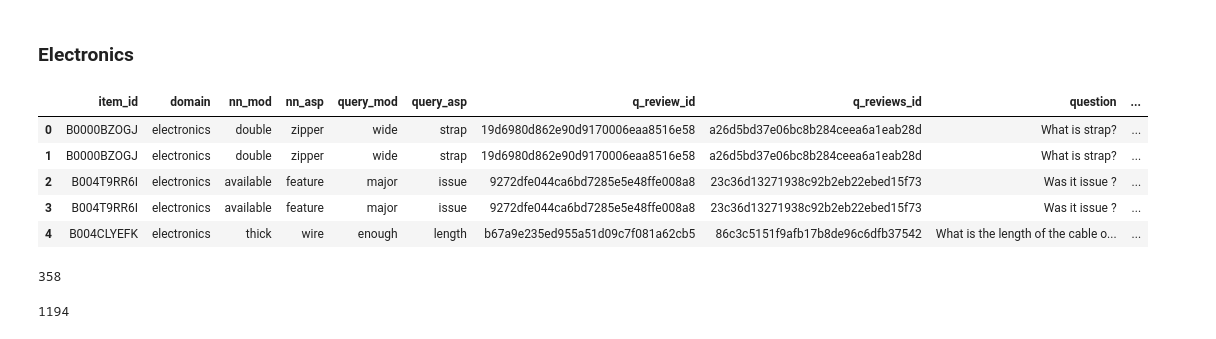
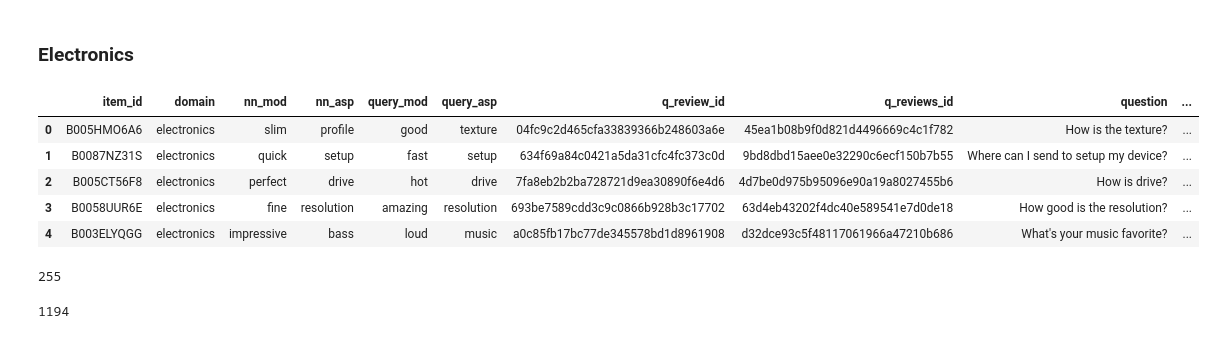
Before and after one commit to lewtun/transformerlab, a Jupyter notebook: experiments.haystack-subjqa.ipynb, the cells around one changed output. Cells and saved outputs as stored; diff of their text form; code cells hidden in the pictures.

```diff
--- a/experiments.haystack-subjqa.ipynb
+++ b/experiments.haystack-subjqa.ipynb
@@ -33,19 +33,19 @@ books  electronics  grocery  movies  restaurants  tripadvisor
 # %% [markdown]
 ### Electronics
 # %%
-electronics_df = pd.read_csv(data/'electronics/splits/test.csv')
+electronics_df = pd.read_csv(data/'electronics/splits/dev.csv')
 electronics_df.head()
 # %% [output]
 |  | item_id | domain | nn_mod | nn_asp | query_mod | query_asp | q_review_id | q_reviews_id | question | ... |
-| 0 | B0000BZOGJ | electronics | double | zipper | wide | strap | 19d6980d862e90d9170006eaa8516e58 | a26d5bd37e06bc8b284ceea6a1eab28d | What is strap? | ... |
-| 1 | B0000BZOGJ | electronics | double | zipper | wide | strap | 19d6980d862e90d9170006eaa8516e58 | a26d5bd37e06bc8b284ceea6a1eab28d | What is strap? | ... |
-| 2 | B004T9RR6I | electronics | available | feature | major | issue | 9272dfe044ca6bd7285e5e48ffe008a8 | 23c36d13271938c92b2eb22ebed15f73 | Was it issue ? | ... |
-| 3 | B004T9RR6I | electronics | available | feature | major | issue | 9272dfe044ca6bd7285e5e48ffe008a8 | 23c36d13271938c92b2eb22ebed15f73 | Was it issue ? | ... |
-| 4 | B004CLYEFK | electronics | thick | wire | enough | length | b67a9e235ed955a51d09c7f081a62cb5 | 86c3c5151f9afb17b8de96c6dfb37542 | What is the length of the cable o... | ... |
+| 0 | B005HMO6A6 | electronics | slim | profile | good | texture | 04fc9c2d465cfa33839366b248603a6e | 45ea1b08b9f0d821d4496669c4c1f782 | How is the texture? | ... |
+| 1 | B0087NZ31S | electronics | quick | setup | fast | setup | 634f69a84c0421a5da31cfc4fc373c0d | 9bd8dbd15aee0e32290c6ecf150b7b55 | Where can I send to setup my device? | ... |
+| 2 | B005CT56F8 | electronics | perfect | drive | hot | drive | 7fa8eb2b2ba728721d9ea30890f6e4d6 | 4d7be0d975b95096e90a19a8027455b6 | How is drive? | ... |
+| 3 | B0058UUR6E | electronics | fine | resolution | amazing | resolution | 693be7589cdd3c9c0866b928b3c17702 | 63d4eb43202f4dc40e589541e7d0de18 | How good is the resolution? | ... |
+| 4 | B003ELYQGG | electronics | impressive | bass | loud | music | a0c85fb17bc77de345578bd1d8961908 | d32dce93c5f48117061966a47210b686 | What's your music favorite? | ... |
 # %%
 electronics_df["q_review_id"].nunique()
 # %% [output]
-358
+255
 # %%
 electronics_df["q_reviews_id"].nunique()
 # %% [output]
```
Also changed, not shown: parts of 7 cells of this notebook.
